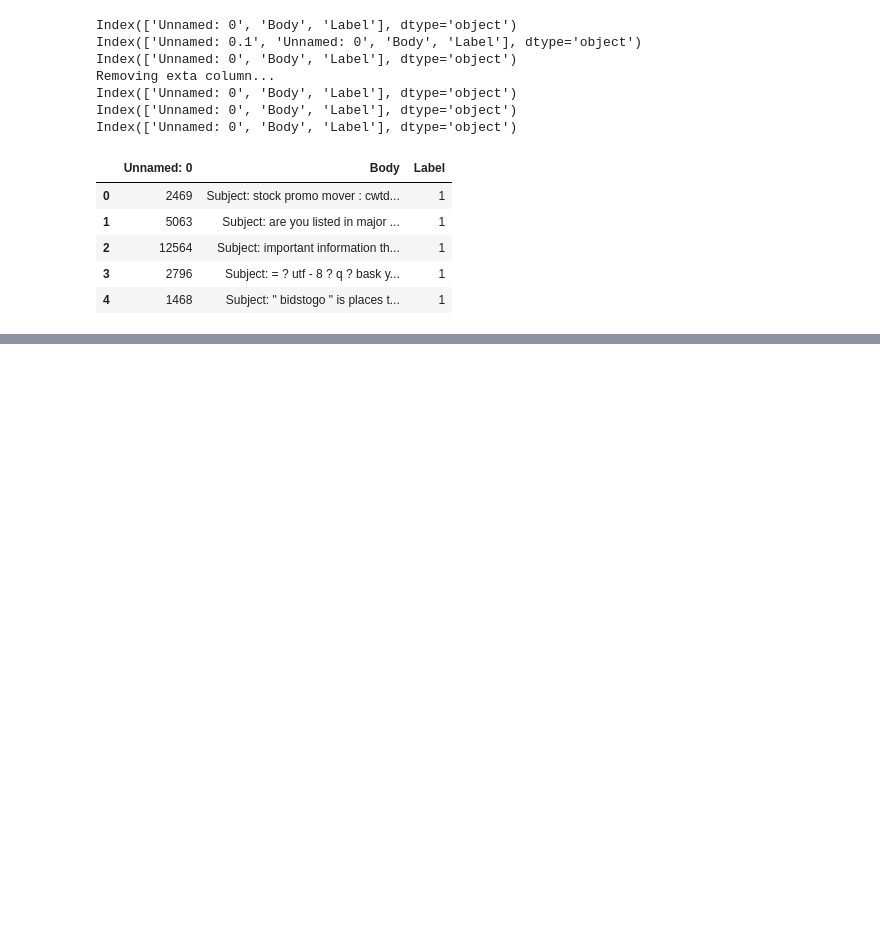
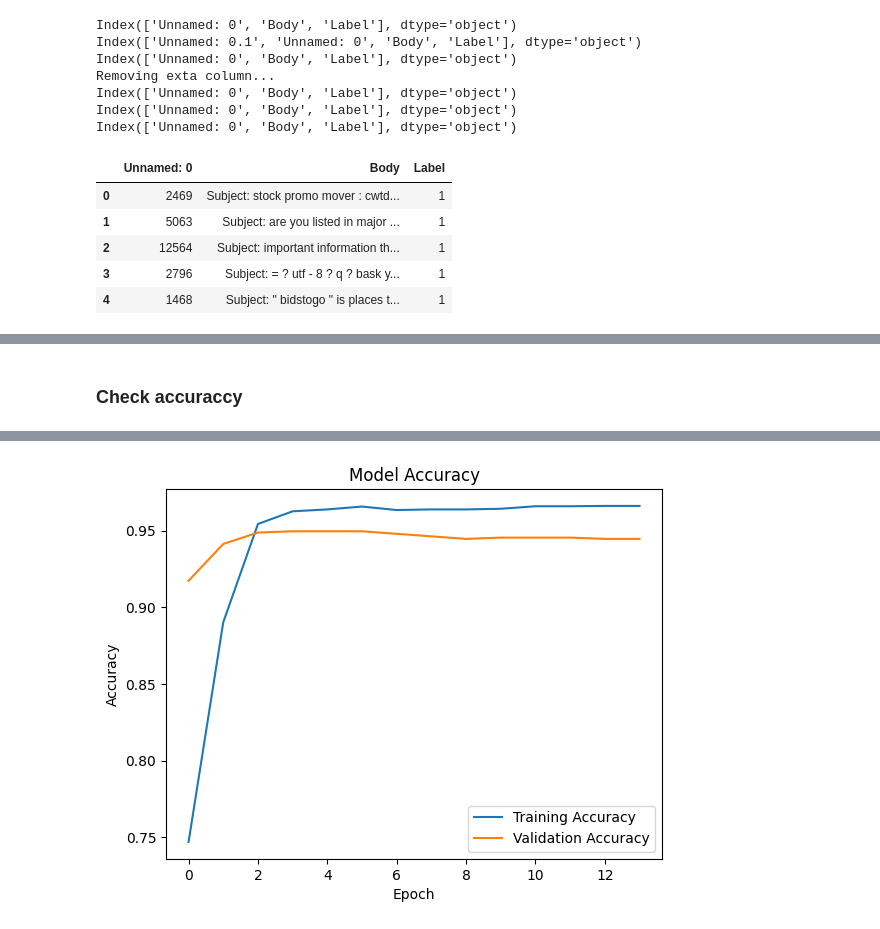
Before and after one commit to PopsicleMud/spam_detection, a Jupyter notebook: spam_detection.ipynb, the cells around one changed output, grey strips where cells are left out. Drawn from its saved outputs; the diff is of its cells as text; code cells hidden in the pictures; blank space fills up the shorter version.

```diff
--- a/spam_detection.ipynb
+++ b/spam_detection.ipynb
@@ -88,0 +182,19 @@ Index(['Unnamed: 0', 'Body', 'Label'], dtype='object')
+# %%
+# Tokenize the text data
+tokenizer = Tokenizer()
+tokenizer.fit_on_texts(X_train)
+
+# Convert text to sequences
+train_sequences = tokenizer.texts_to_sequences(X_train)
+test_sequences = tokenizer.texts_to_sequences(X_test)
+
+# Pad sequences to have the same length
+max_len = 100 # maximum sequence length
+train_sequences = pad_sequences(train_sequences,
+								maxlen=max_len,
+								padding='post',
+								truncating='post')
+test_sequences = pad_sequences(test_sequences,
+							maxlen=max_len,
+							padding='post',
+							truncating='post')
@@ -88,0 +249,8 @@ Index(['Unnamed: 0', 'Body', 'Label'], dtype='object')
+# %%
+# Train the model
+history = model.fit(train_sequences, Y_train,
+					validation_data=(test_sequences, Y_test),
+					epochs=20,
+					batch_size=32,
+					callbacks = [lr, es]
+				)
@@ -88,0 +275,16 @@ Index(['Unnamed: 0', 'Body', 'Label'], dtype='object')
+# %% [markdown]
+### Check accuraccy
+# %%
+# Evaluate the model
+test_loss, test_accuracy = model.evaluate(test_sequences, test_Y)
+print('Test Loss :',test_loss)
+print('Test Accuracy :',test_accuracy)
+
+plt.plot(history.history['accuracy'], label='Training Accuracy')
+plt.plot(history.history['val_accuracy'], label='Validation Accuracy')
+plt.title('Model Accuracy')
+plt.ylabel('Accuracy')
+plt.xlabel('Epoch')
+plt.legend()
+plt.show()
+# %% [output]
@@ -88,0 +294 @@ Index(['Unnamed: 0', 'Body', 'Label'], dtype='object')
+[figure, added]
```
Also changed, not shown: parts of 16 cells of this notebook.
